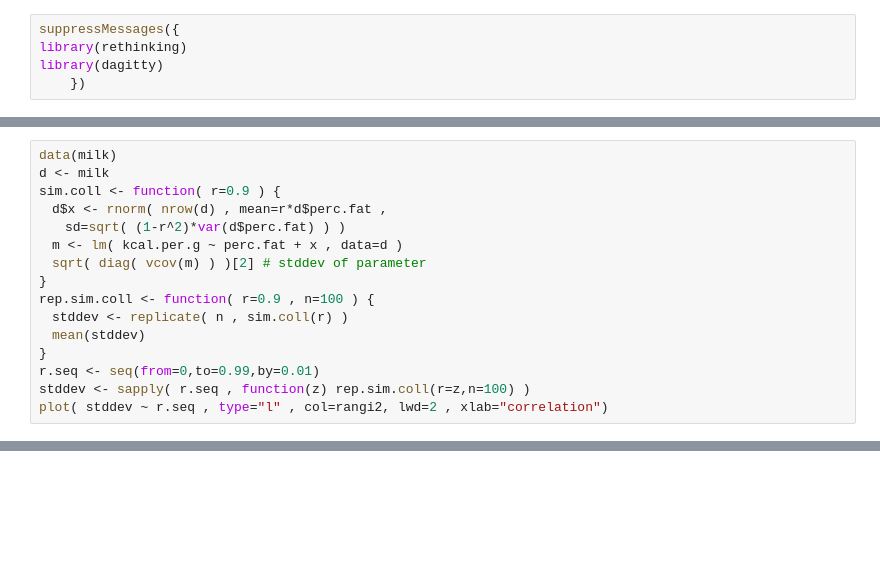
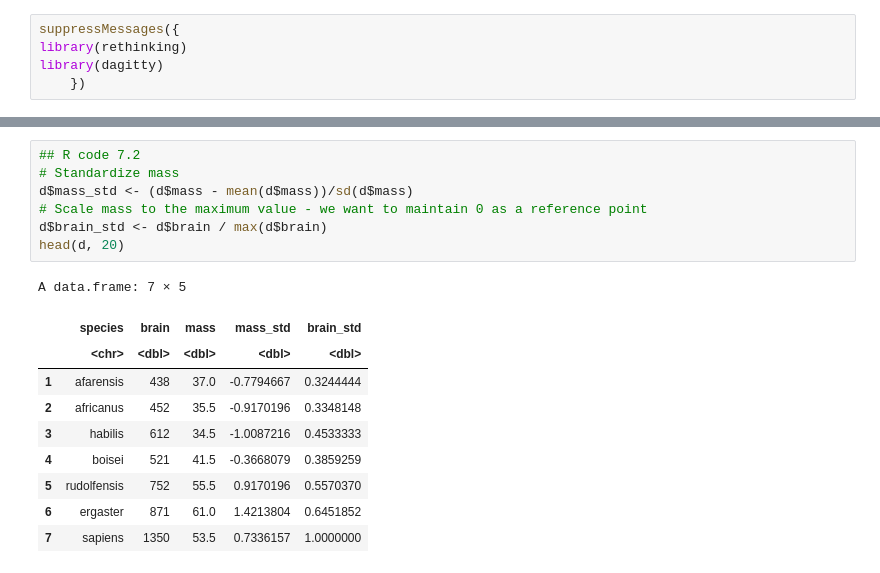
Before and after one commit to jointprob/jointprob-dm, a Jupyter notebook: r-notebooks/rethinking-book/chapter-7.ipynb, the cells around one changed output, grey strips where cells are left out. Saved outputs shown, nothing was run; the diff lists cells and outputs as text; blank space fills up the shorter version.

```diff
--- a/r-notebooks/rethinking-book/chapter-7.ipynb
+++ b/r-notebooks/rethinking-book/chapter-7.ipynb
@@ -240,16 +29,0 @@ pairs( ~ kcal.per.g + perc.fat + perc.lactose , data=d , col=rangi2 )
-# %%
-data(milk)
-d <- milk
-sim.coll <- function( r=0.9 ) {
- d$x <- rnorm( nrow(d) , mean=r*d$perc.fat ,
-  sd=sqrt( (1-r^2)*var(d$perc.fat) ) )
- m <- lm( kcal.per.g ~ perc.fat + x , data=d )
- sqrt( diag( vcov(m) ) )[2] # stddev of parameter
-}
-rep.sim.coll <- function( r=0.9 , n=100 ) {
- stddev <- replicate( n , sim.coll(r) )
- mean(stddev)
-}
-r.seq <- seq(from=0,to=0.99,by=0.01)
-stddev <- sapply( r.seq , function(z) rep.sim.coll(r=z,n=100) )
-plot( stddev ~ r.seq , type="l" , col=rangi2, lwd=2 , xlab="correlation")
@@ -820,0 +61,18 @@ require(graphics) dnorm(0) == 1/sqrt(2*pi) dnorm(1) == exp(-1/2)/sqrt(2*pi) dnor
+# %%
+## R code 7.2
+# Standardize mass
+d$mass_std <- (d$mass - mean(d$mass))/sd(d$mass)
+# Scale mass to the maximum value - we want to maintain 0 as a reference point
+d$brain_std <- d$brain / max(d$brain)
+head(d, 20)
+# %% [output]
+A data.frame: 7 × 5
+|  | species | brain | mass | mass_std | brain_std |
+|  | <chr> | <dbl> | <dbl> | <dbl> | <dbl> |
+| 1 | afarensis | 438 | 37.0 | -0.7794667 | 0.3244444 |
+| 2 | africanus | 452 | 35.5 | -0.9170196 | 0.3348148 |
+| 3 | habilis | 612 | 34.5 | -1.0087216 | 0.4533333 |
+| 4 | boisei | 521 | 41.5 | -0.3668079 | 0.3859259 |
+| 5 | rudolfensis | 752 | 55.5 | 0.9170196 | 0.5570370 |
+| 6 | ergaster | 871 | 61.0 | 1.4213804 | 0.6451852 |
+| 7 | sapiens | 1350 | 53.5 | 0.7336157 | 1.0000000 |
```
Also changed, not shown: parts of 98 cells of this notebook, 12 other files.
